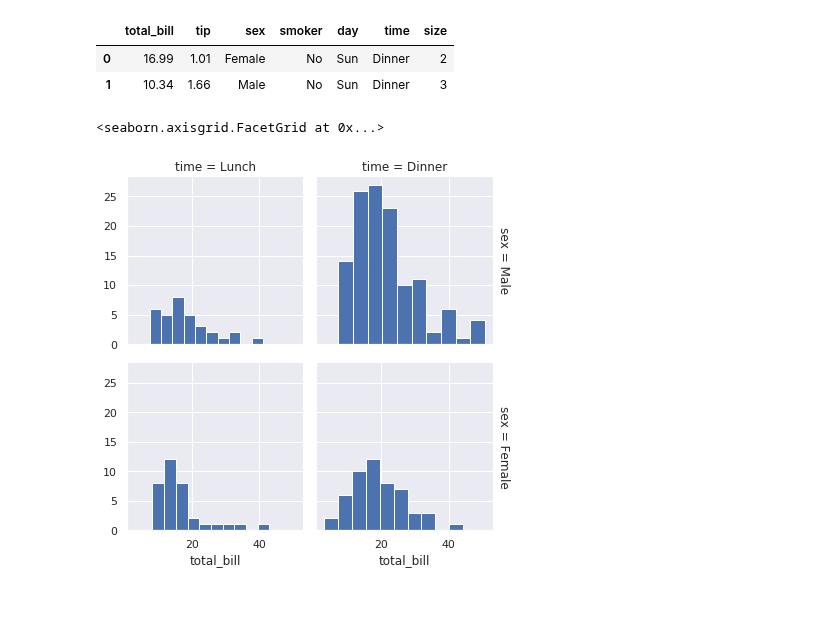
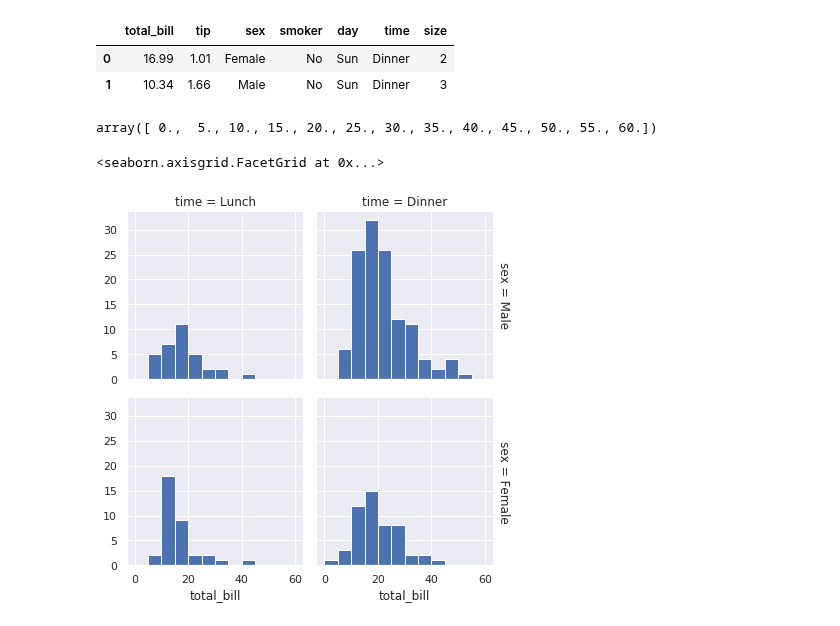
Before and after one commit to 951237/TIL, a Jupyter notebook: TIL_from_191115.ipynb, the cells around one changed output. Cells and saved outputs as stored; diff of their text form; code cells hidden in the pictures.

```diff
--- a/TIL_from_191115.ipynb
+++ b/TIL_from_191115.ipynb
@@ -743,9 +744,14 @@ tips.head(2)
 | 1 | 10.34 | 1.66 | Male | No | Sun | Dinner | 3 |
 # %%
 sns.FacetGrid?
+# %%
+bins = np.linspace(0, 60, 13)
+bins
+# %% [output]
+array([ 0.,  5., 10., 15., 20., 25., 30., 35., 40., 45., 50., 55., 60.])
 # %%
 g = sns.FacetGrid(tips, row='sex', col='time', margin_titles=True)
-g.map(plt.hist, "total_bill")
+g.map(plt.hist, "total_bill", bins=bins)
 # %% [output]
 <seaborn.axisgrid.FacetGrid at 0x...>
-[figure, old version]
+[figure, new version]
```
Also changed, not shown: parts of 14 cells of this notebook.
